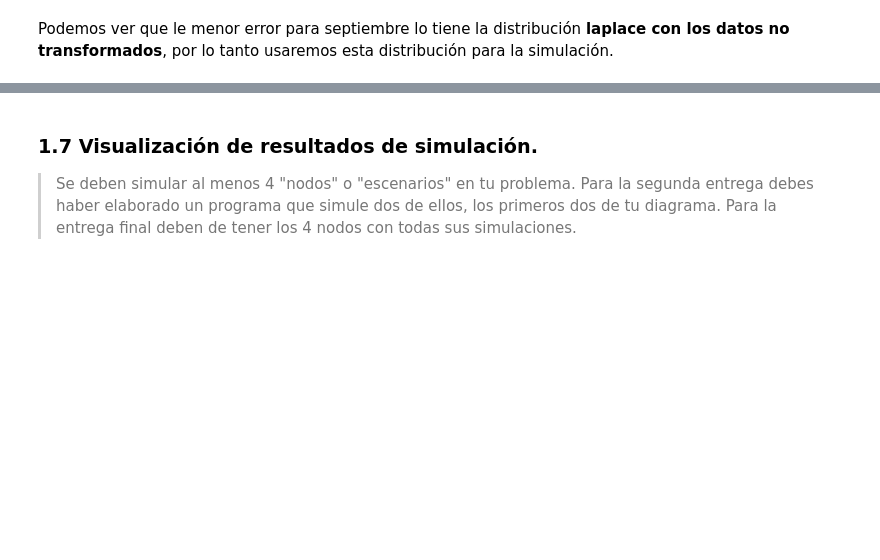
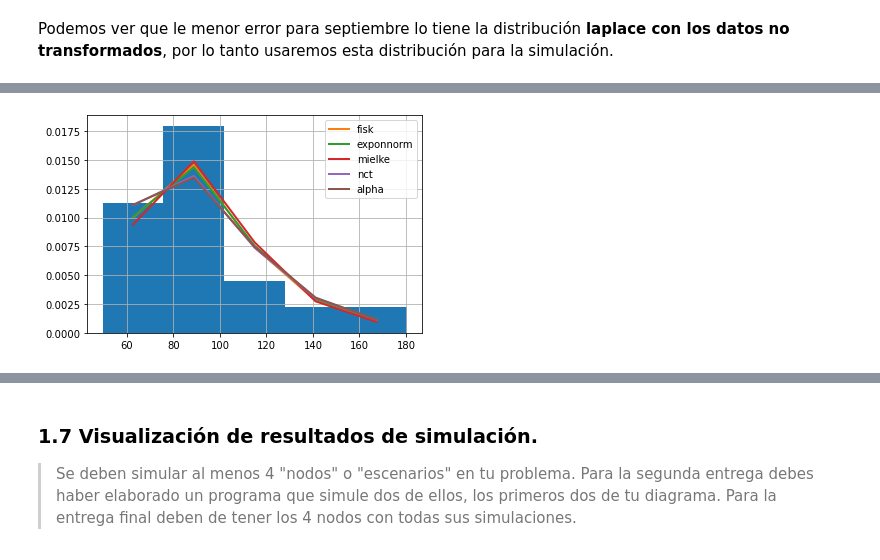
Before and after one commit to Aranzazu-R/Proyecto_Sim_FlavioyAranzazu, a Jupyter notebook: GuiaProyectoFinal-Borrador.ipynb, the cells around one changed output, grey strips where cells are left out. Drawn from its saved outputs; the diff is of its cells as text; code cells hidden in the pictures; blank space fills up the shorter version.

```diff
--- a/GuiaProyectoFinal-Borrador.ipynb
+++ b/GuiaProyectoFinal-Borrador.ipynb
@@ -1641,0 +1680,3 @@ Podemos ver que le menor error para septiembre lo tiene la distribución **lapla
+# %%
+fmc = Fitter(dmc_his[0], bins = 5)
+fmc.fit()
@@ -1641,0 +1735,5 @@ Podemos ver que le menor error para septiembre lo tiene la distribución **lapla
+# %%
+smc = fmc.summary()
+bestmc = smc.head(4).index.values
+# %% [output]
+[figure, added]
```
Also changed, not shown: parts of 89 cells of this notebook, 1 other file.
